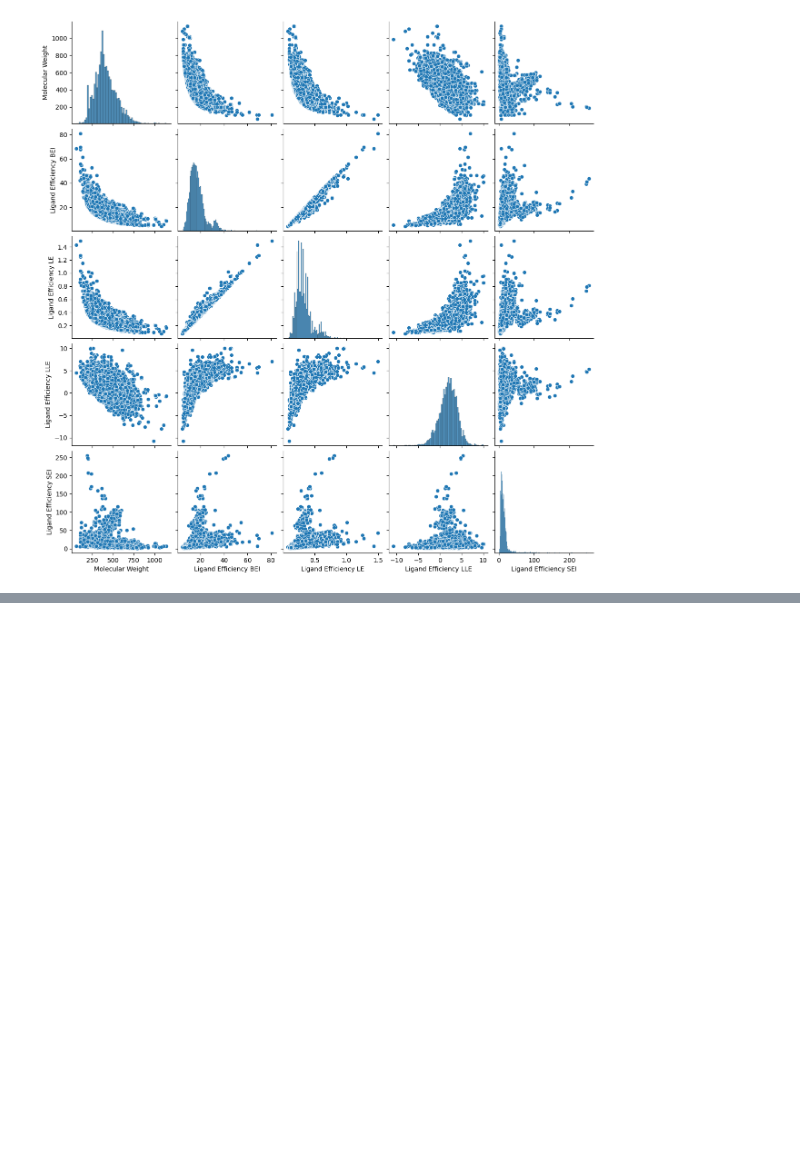
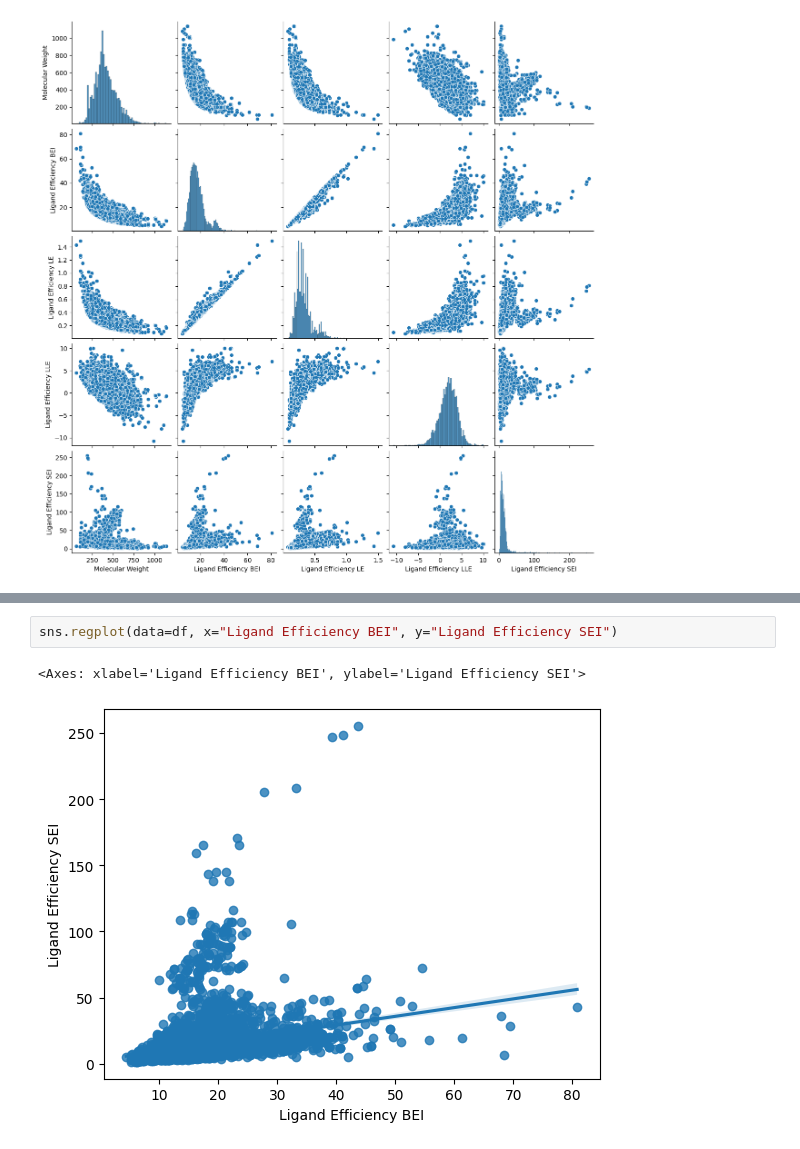
Before and after one commit to briskicedteaa/Scientific-Visualization-for-Computational-Biology, a Jupyter notebook: Relationships_Between_Variables.ipynb, the cells around one changed output, grey strips where cells are left out. Drawn from its saved outputs; the diff is of its cells as text; blank space fills up the shorter version.

```diff
--- a/Relationships_Between_Variables.ipynb
+++ b/Relationships_Between_Variables.ipynb
@@ -36,0 +37,5 @@ sns.jointplot(data=df, x="Ligand Efficiency SEI", y="Ligand Efficiency BEI")
+# %%
+sns.regplot(data=df, x="Ligand Efficiency BEI", y="Ligand Efficiency SEI")
+# %% [output]
+<Axes: xlabel='Ligand Efficiency BEI', ylabel='Ligand Efficiency SEI'>
+[figure, added]
```
Also changed, not shown: parts of 1 cell of this notebook.
